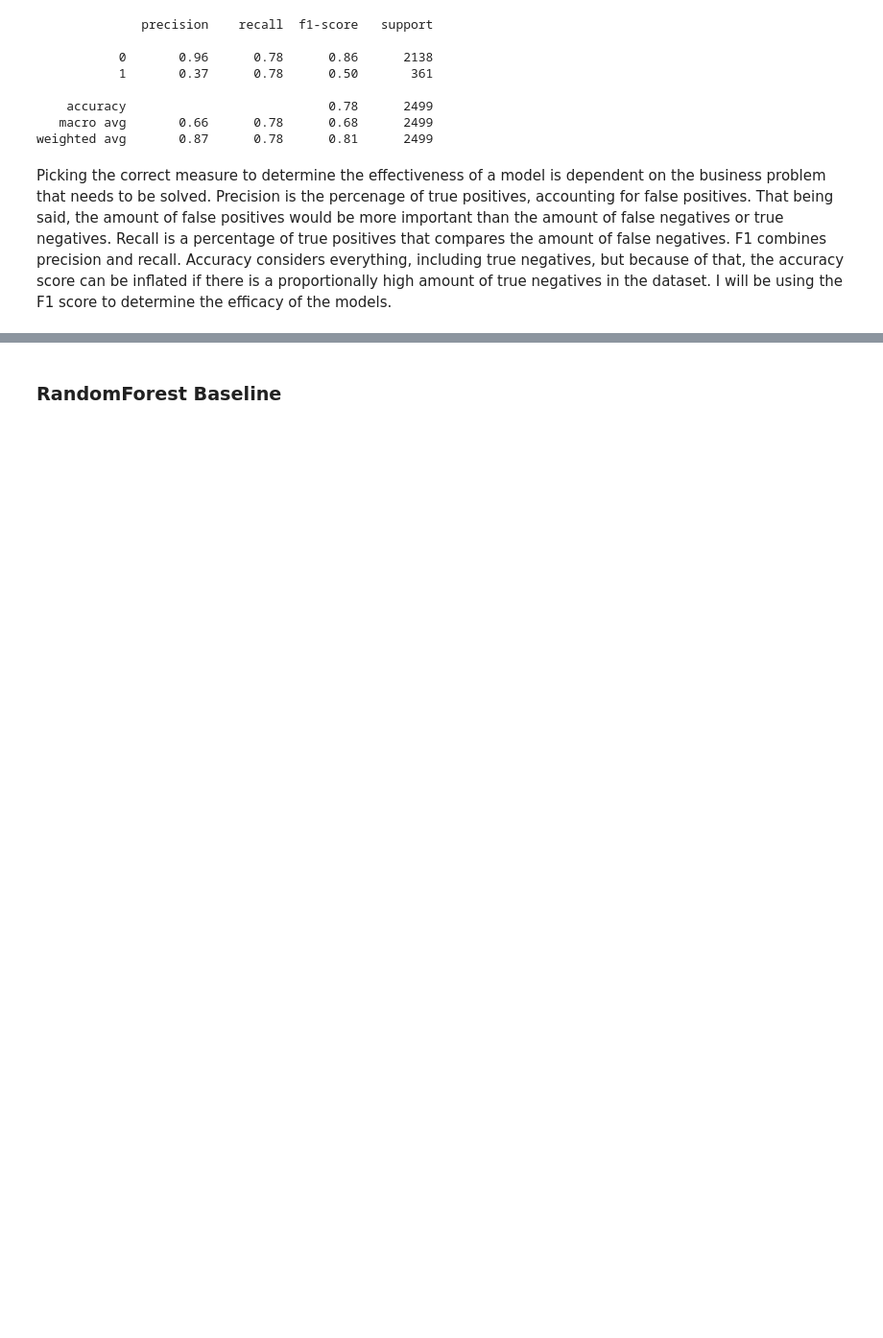
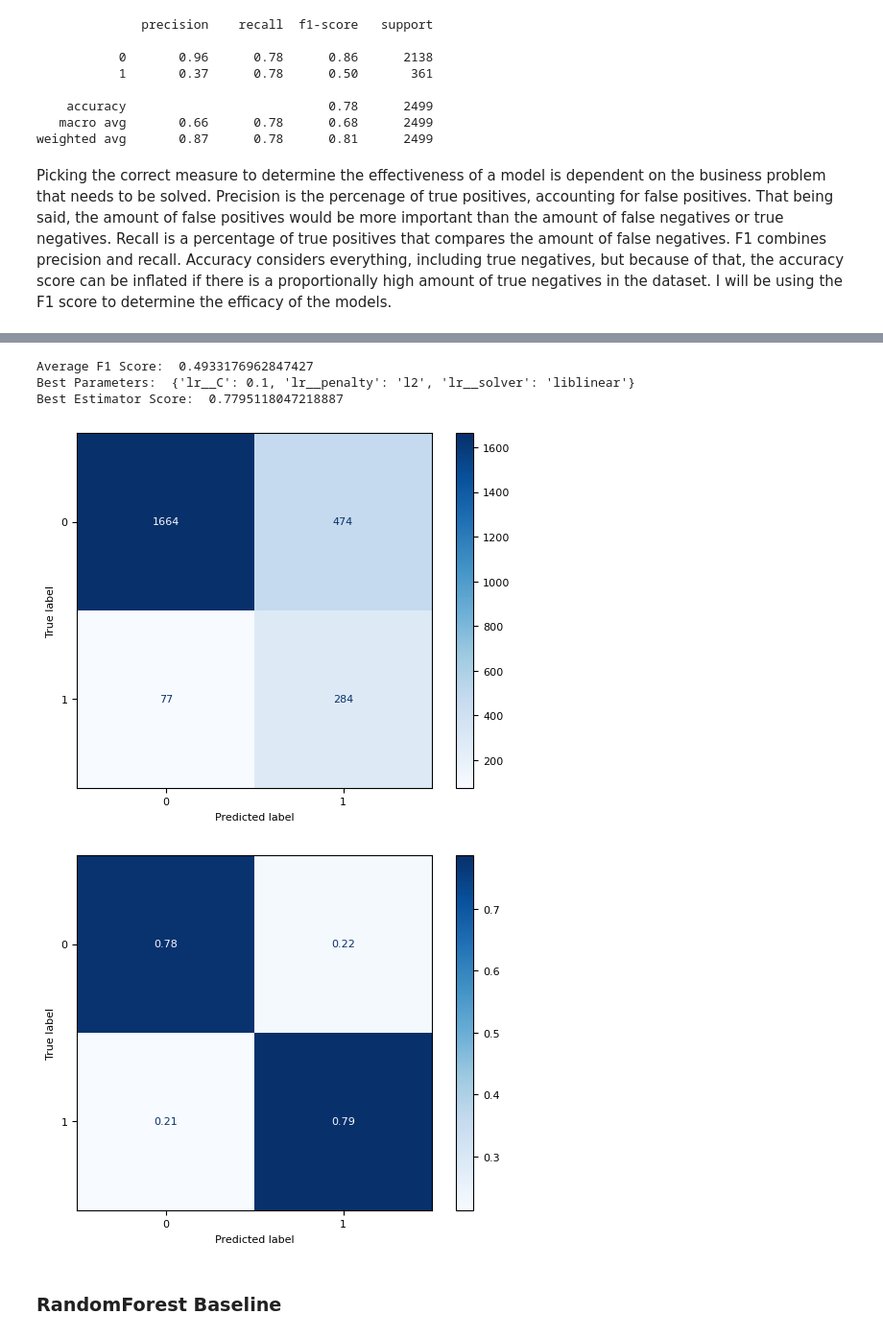
Before and after one commit to deannagould/phase3_customerchurn, a Jupyter notebook: model_notebook.ipynb, the cells around one changed output, grey strips where cells are left out. Shown: that part at 96% size. Saved outputs shown, nothing was run; the diff lists cells and outputs as text; code cells hidden in the pictures; blank space fills up the shorter version.

```diff
--- a/model_notebook.ipynb
+++ b/model_notebook.ipynb
@@ -546,7 +490,18 @@ lrgrid = [{
+# %%
+# Define the grid
+
+lrgrid = [{
+    'lr__C': [0.0001, 0.001, 0.01, 0.1, 1.0],
+    'lr__penalty': ['l1', 'l2'],
+    'lr__solver': ['liblinear']
+}]
 # %%
 # Define a grid search
 
-lrgs = GridSearchCV(estimator = lr_base_pred
-
-
+lrgs = GridSearchCV(estimator = lr_base,
+                    param_grid = lrgrid,
+                    scoring = 'f1',
+                    cv = 10
 )
+# %%
+lrgs.fit(X_train, y_train)
@@ -553,2 +541,13 @@ lrgs = GridSearchCV(estimator = lr_base_pred
+# %%
+grid_scores(lrgs, X_train, y_train)
+# %% [output]
+Average F1 Score:  0.4933176962847427
+Best Parameters:  {'lr__C': 0.1, 'lr__penalty': 'l2', 'lr__solver': 'liblinear'}
+Best Estimator Score:  0.7795118047218887
+# %%
+conf_matrix(lrgs, X_train, y_train);
+# %% [output]
+[figure, added]
+[figure, added]
 # %% [markdown]
 ### RandomForest Baseline
```
Also changed, not shown: parts of 68 cells of this notebook, 1 other file.
